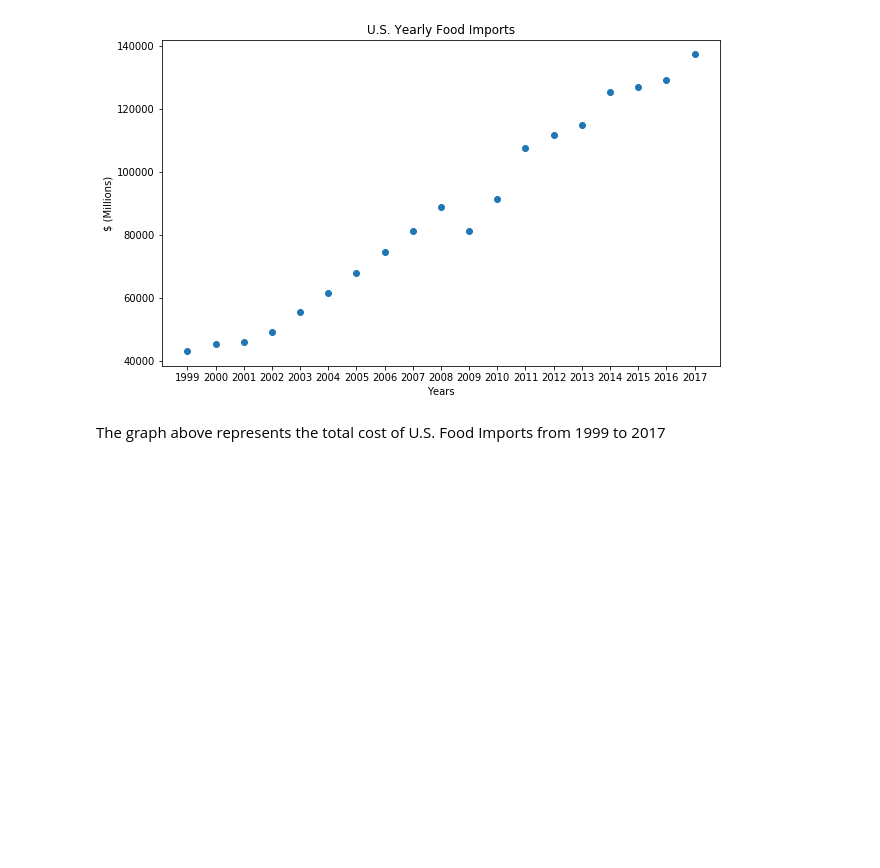
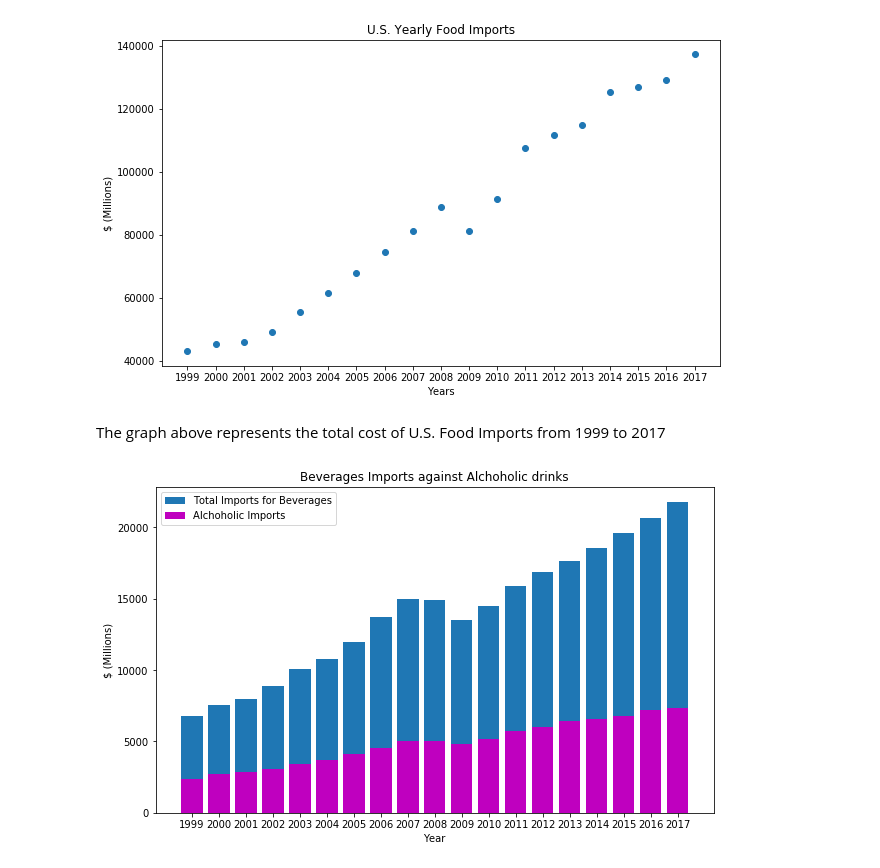
Before and after one commit to globoblanco/Thinkful, a Jupyter notebook: Unit 2 - Project.ipynb, the cells around one changed output. Saved outputs shown, nothing was run; the diff lists cells and outputs as text; code cells hidden in the pictures; blank space fills up the shorter version.

Commit message:
Add files via upload
Completed Assignment with the four graphs and comments.  Last graph includes sub-plots.

```diff
--- a/Unit 2 - Project.ipynb
+++ b/Unit 2 - Project.ipynb
@@ -45,3 +45,16 @@ plt.show()
 [figure]
 # %% [markdown]
 The graph above represents the total cost of U.S. Food Imports from 1999 to 2017
+# %%
+plt.bar(x, df.loc['Total beverages'], label = 'Total Imports for Beverages')
+plt.bar(x, df.loc['Liquors'], color = 'm', label = 'Alchoholic Imports')
+plt.rcParams['figure.figsize'] = (10, 6)
+
+plt.title('Beverages Imports against Alchoholic drinks')
+plt.ylabel('$ (Millions)')
+plt.xlabel('Year')
+plt.legend()
+
+plt.show()
+# %% [output]
+[figure, added]
```
Also changed, not shown: parts of 4 cells of this notebook.
